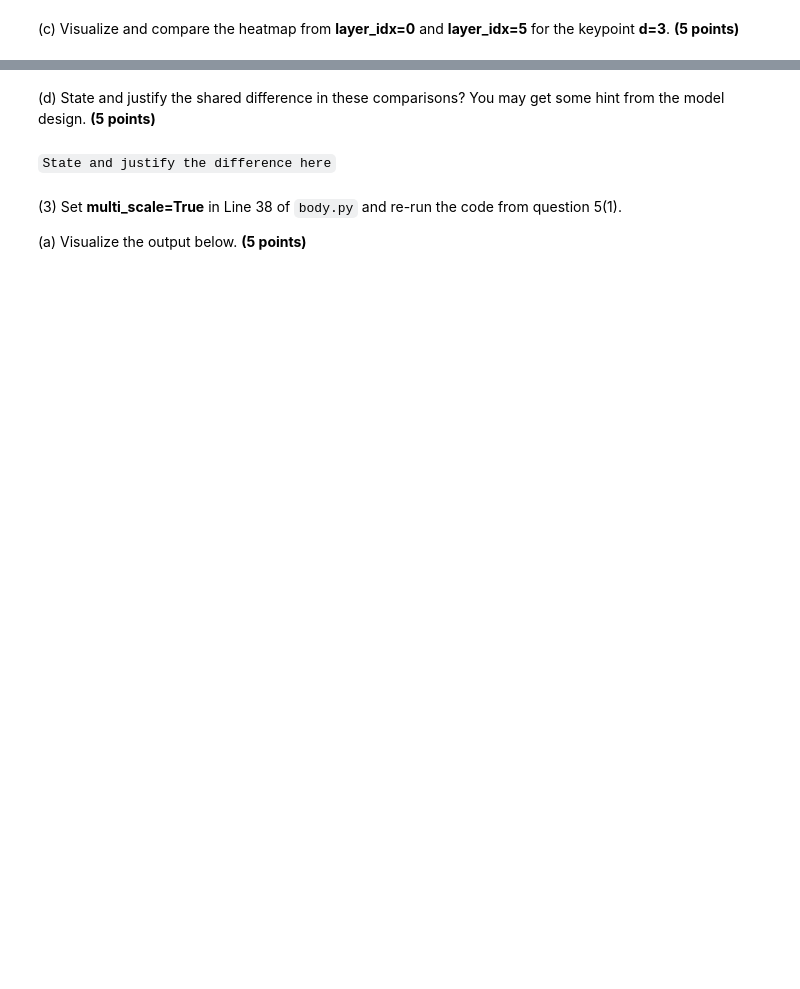
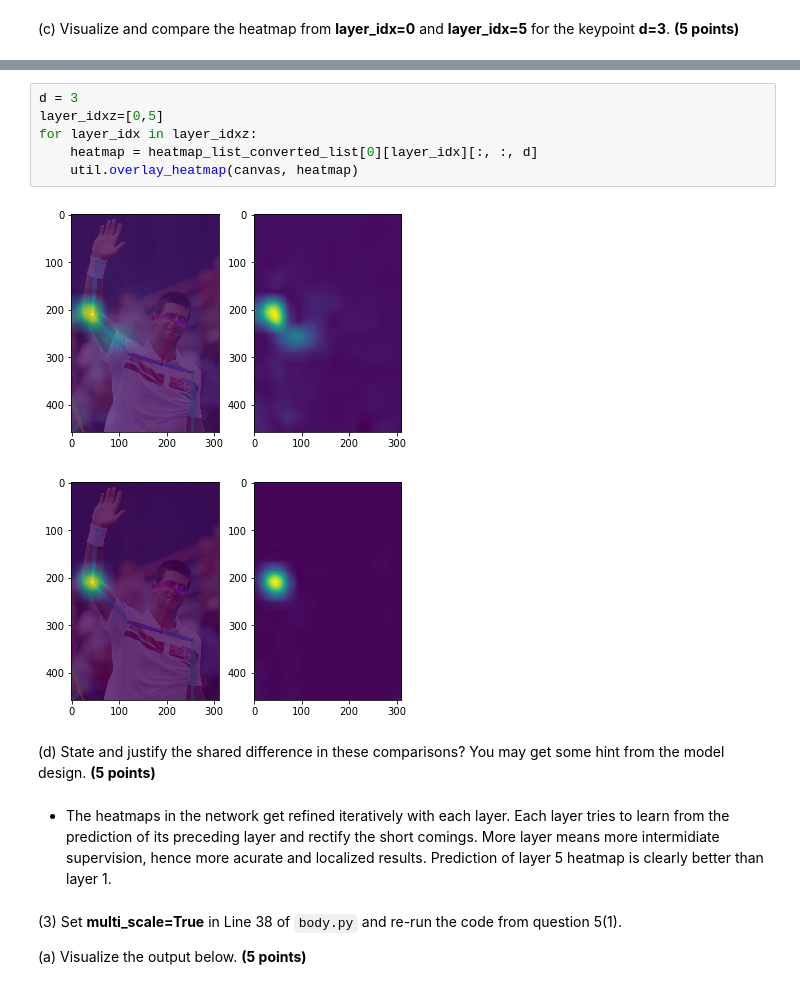
Before and after one commit to SatyamGaba/face_recognition, a Jupyter notebook: hw2_questions.ipynb, the cells around one changed output, grey strips where cells are left out. Drawn from its saved outputs; the diff is of its cells as text; blank space fills up the shorter version.

```diff
--- a/hw2_questions.ipynb
+++ b/hw2_questions.ipynb
@@ -307,7 +367,17 @@ for d in range(heatmap_list_converted_list[0][layer_idx].shape[2]):
+# %%
+d = 3
+layer_idxz=[0,5]
+for layer_idx in layer_idxz:
+    heatmap = heatmap_list_converted_list[0][layer_idx][:, :, d]
+    util.overlay_heatmap(canvas, heatmap)
+# %% [output]
+[figure, added]
+[figure, added]
 # %% [markdown]
 (d) State and justify the shared difference in these comparisons? You may get some hint from the model design. **(5 points)**
-# %% [markdown]
-``State and justify the difference here``
+# %% [markdown]
+* The heatmaps in the network get refined iteratively with each layer. Each layer tries to learn from the prediction of its
+preceding layer and rectify the short comings. More layer means more intermidiate supervision, hence more acurate and localized results. Prediction of layer 5 heatmap is clearly better than layer 1.
 # %% [markdown]
 (3) Set **multi_scale=True** in Line 38 of ``body.py`` and re-run the code from question 5(1).
 
```
Also changed, not shown: parts of 39 cells of this notebook, 22 other files.
